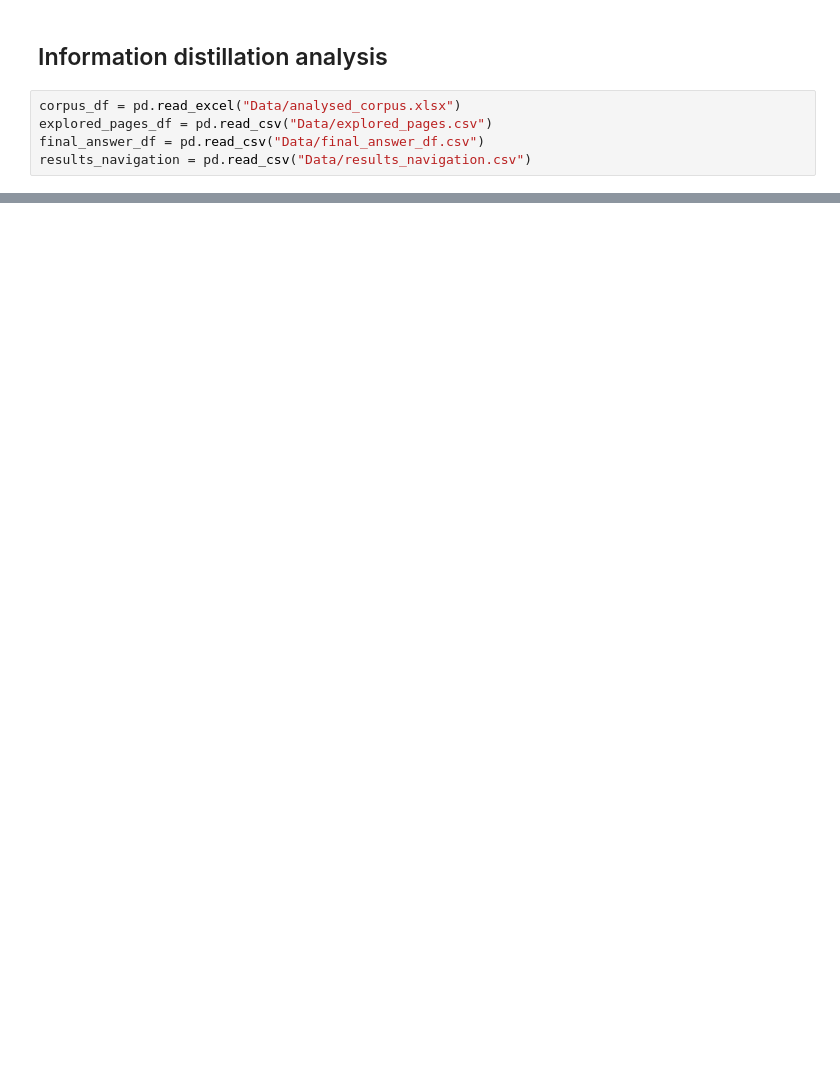
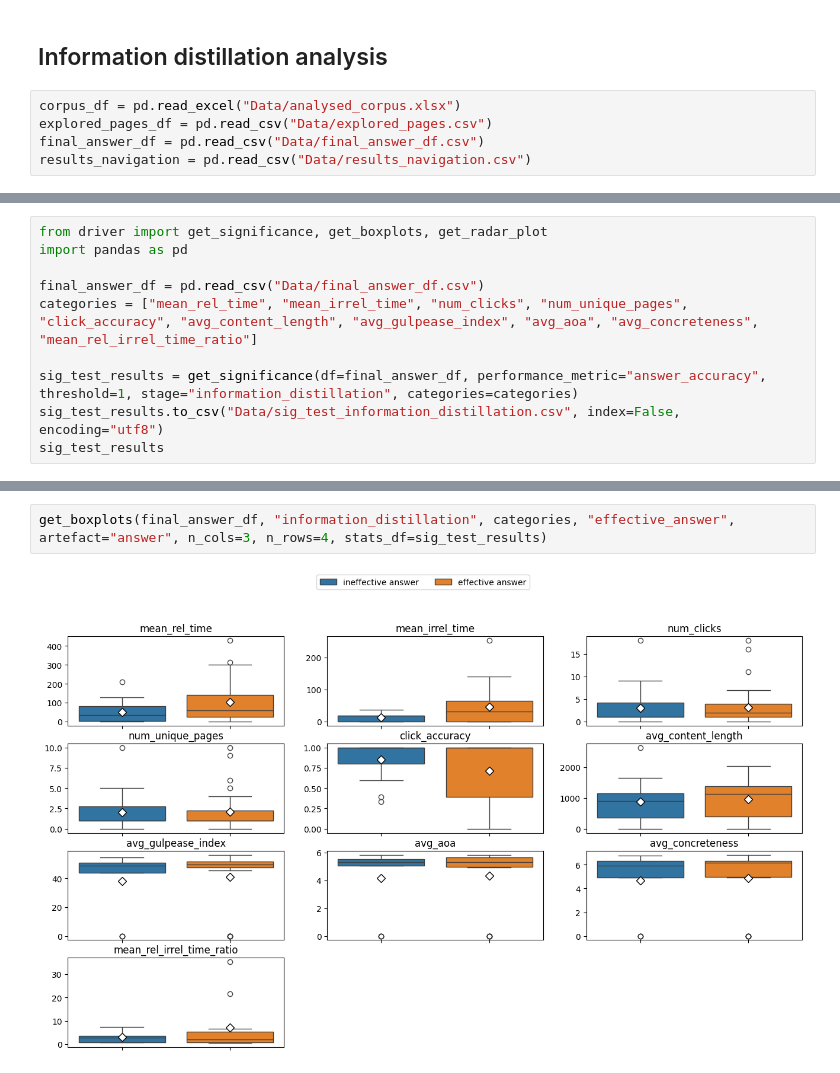
Before and after one commit to SOLandChildren/CHIIR27_LogAnalysis, a Jupyter notebook: information_distillation.ipynb, the cells around one changed output, grey strips where cells are left out. Saved outputs shown, nothing was run; the diff lists cells and outputs as text; blank space fills up the shorter version.

Commit message:
Added analysis for information distillation stage

```diff
--- a/information_distillation.ipynb
+++ b/information_distillation.ipynb
@@ -104,0 +189,10 @@ for _, row in final_answer_df.iterrows():
+# %%
+from driver import get_significance, get_boxplots, get_radar_plot
+import pandas as pd
+
+final_answer_df = pd.read_csv("Data/final_answer_df.csv")
+categories = ["mean_rel_time", "mean_irrel_time", "num_clicks", "num_unique_pages", "click_accuracy", "avg_content_length", "avg_gulpease_index", "avg_aoa", "avg_concreteness", "mean_rel_irrel_time_ratio"]
+
+sig_test_results = get_significance(df=final_answer_df, performance_metric="answer_accuracy", threshold=1, stage="information_distillation", categories=categories)
+sig_test_results.to_csv("Data/sig_test_information_distillation.csv", index=False, encoding="utf8")
+sig_test_results
@@ -104,0 +211,4 @@ for _, row in final_answer_df.iterrows():
+# %%
+get_boxplots(final_answer_df, "information_distillation", categories, "effective_answer", artefact="answer", n_cols=3, n_rows=4, stats_df=sig_test_results)
+# %% [output]
+[figure, added]
```
Also changed, not shown: parts of 9 cells of this notebook, 8 other files.
